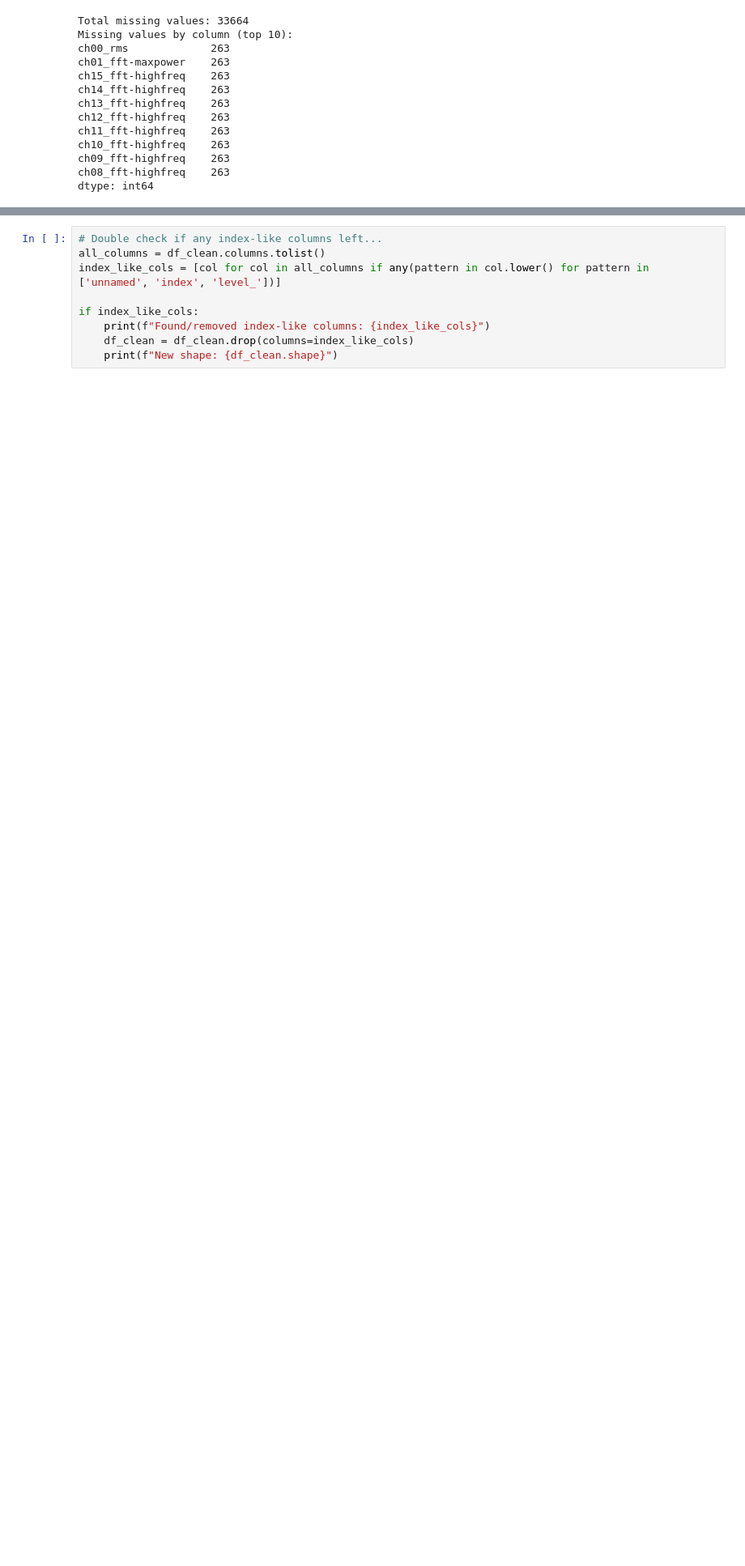
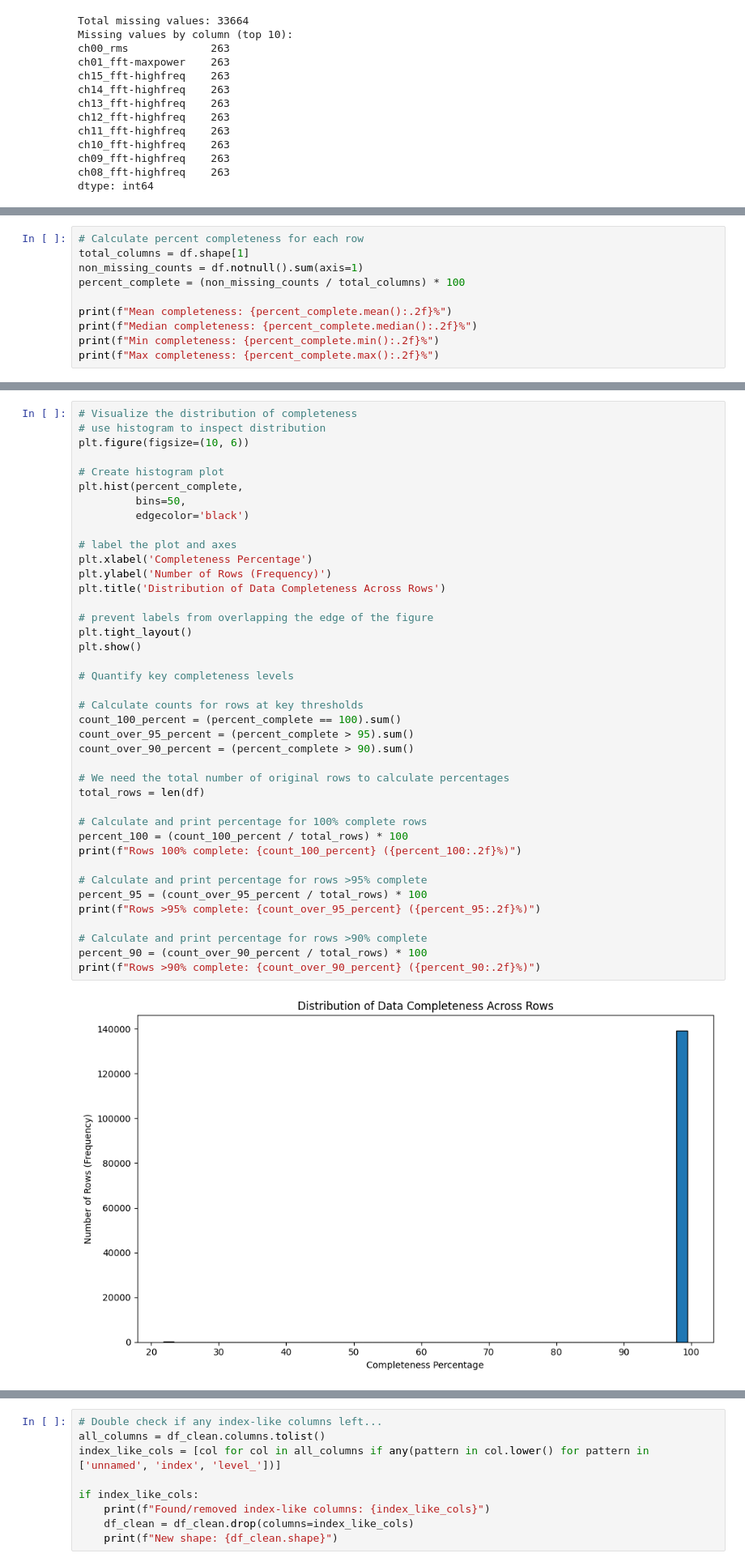
Before and after one commit to Erdos-Projects/fall-2025-gesture-recognition, a Jupyter notebook: notebooks/eda_DRAFT.ipynb, the cells around one changed output, grey strips where cells are left out. Shown at 81% size. Saved outputs shown, nothing was run; the diff lists cells and outputs as text; blank space fills up the shorter version.

```diff
--- a/notebooks/eda_DRAFT.ipynb
+++ b/notebooks/eda_DRAFT.ipynb
@@ -104,0 +137,10 @@ dtype: int64
+# %%
+# Calculate percent completeness for each row
+total_columns = df.shape[1]
+non_missing_counts = df.notnull().sum(axis=1)
+percent_complete = (non_missing_counts / total_columns) * 100
+
+print(f"Mean completeness: {percent_complete.mean():.2f}%")
+print(f"Median completeness: {percent_complete.median():.2f}%")
+print(f"Min completeness: {percent_complete.min():.2f}%")
+print(f"Max completeness: {percent_complete.max():.2f}%")
@@ -104,0 +152,42 @@ dtype: int64
+# %%
+# Visualize the distribution of completeness
+# use histogram to inspect distribution
+plt.figure(figsize=(10, 6))
+
+# Create histogram plot
+plt.hist(percent_complete,
+         bins=50,
+         edgecolor='black')
+
+# label the plot and axes
+plt.xlabel('Completeness Percentage')
+plt.ylabel('Number of Rows (Frequency)')
+plt.title('Distribution of Data Completeness Across Rows')
+
+# prevent labels from overlapping the edge of the figure
+plt.tight_layout()
+plt.show()
+
+# Quantify key completeness levels
+
+# Calculate counts for rows at key thresholds
+count_100_percent = (percent_complete == 100).sum()
+count_over_95_percent = (percent_complete > 95).sum()
+count_over_90_percent = (percent_complete > 90).sum()
+
+# We need the total number of original rows to calculate percentages
+total_rows = len(df)
+
+# Calculate and print percentage for 100% complete rows
+percent_100 = (count_100_percent / total_rows) * 100
+print(f"Rows 100% complete: {count_100_percent} ({percent_100:.2f}%)")
+
+# Calculate and print percentage for rows >95% complete
+percent_95 = (count_over_95_percent / total_rows) * 100
+print(f"Rows >95% complete: {count_over_95_percent} ({percent_95:.2f}%)")
+
+# Calculate and print percentage for rows >90% complete
+percent_90 = (count_over_90_percent / total_rows) * 100
+print(f"Rows >90% complete: {count_over_90_percent} ({percent_90:.2f}%)")
+# %% [output]
+[figure, added]
```
Also changed, not shown: parts of 11 cells of this notebook, 1 other file.
